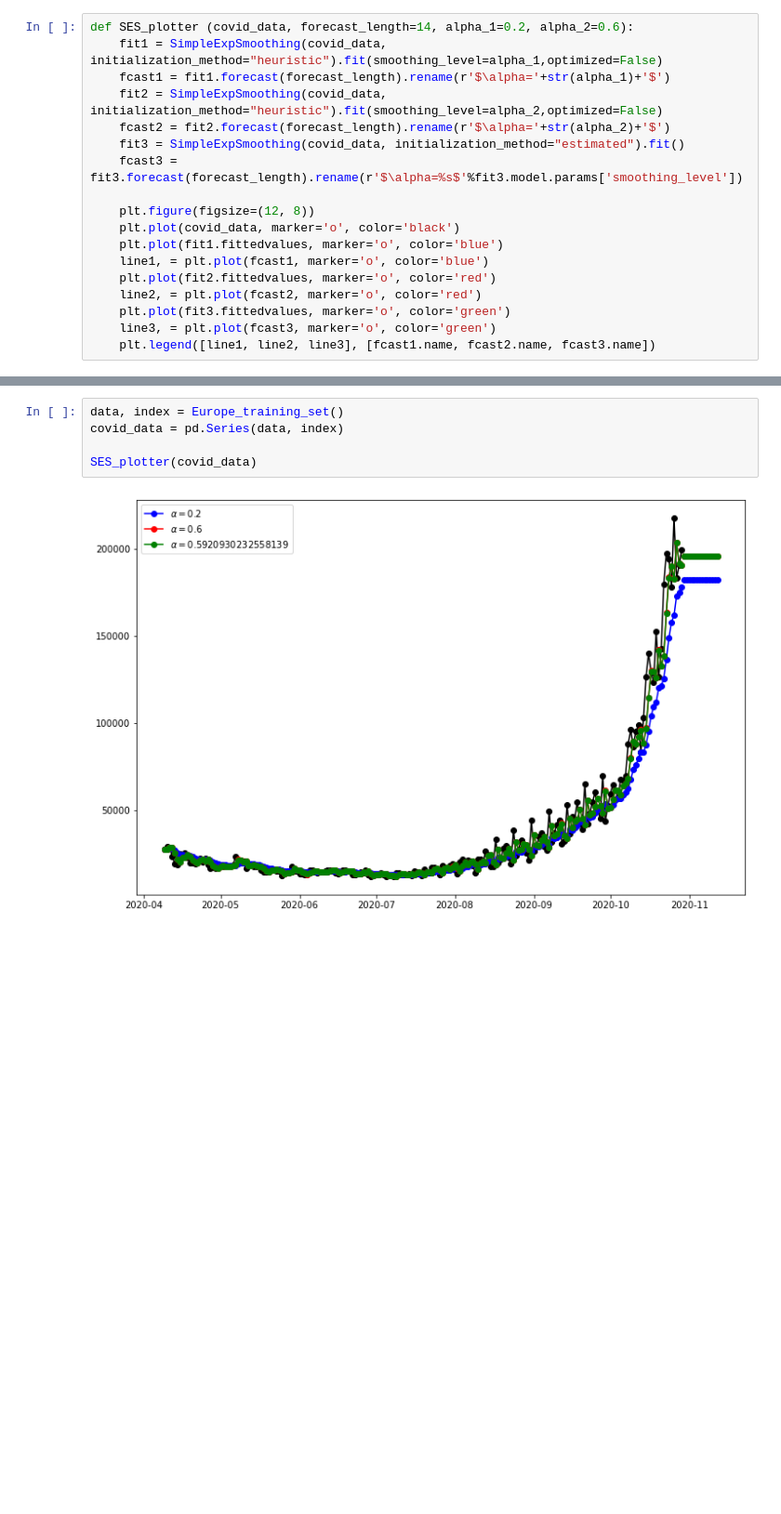
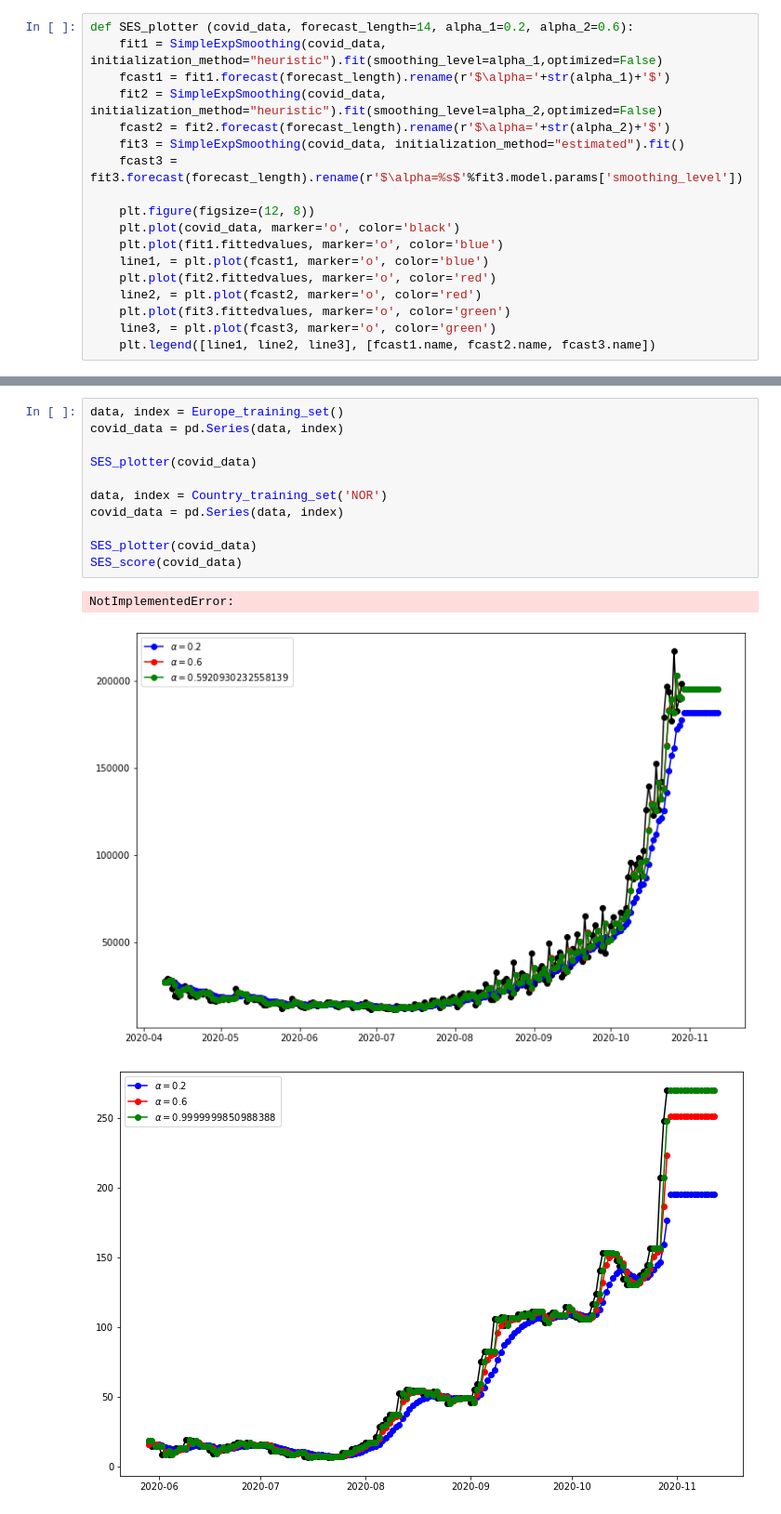
Before and after one commit to ostormer/covid_ml, a Jupyter notebook: Exponential Smoothing.ipynb, the cells around one changed output, grey strips where cells are left out. Shown at 93% size. Cells and saved outputs as stored; diff of their text form; blank space fills up the shorter version.

```diff
--- a/Exponential Smoothing.ipynb
+++ b/Exponential Smoothing.ipynb
@@ -68,10 +125,18 @@ def SES_plotter (covid_data, forecast_length=14, alpha_1=0.2, alpha_2=0.6):
 # %%
 data, index = Europe_training_set()
 covid_data = pd.Series(data, index)
 
 SES_plotter(covid_data)
+
+data, index = Country_training_set('NOR')
+covid_data = pd.Series(data, index)
+
+SES_plotter(covid_data)
+SES_score(covid_data)
 # %% [output]
+NotImplementedError:
 [figure]
+[figure, added]
 # %%
 def Holt_plotter (covid_data, forecast_length=14, smoothing_level=0.8, smoothing_trend=0.2):
     fit1 = Holt(covid_data, initialization_method="estimated").fit(smoothing_level, smoothing_trend, optimized=False)
```
Also changed, not shown: parts of 9 cells of this notebook, 37 other files.
